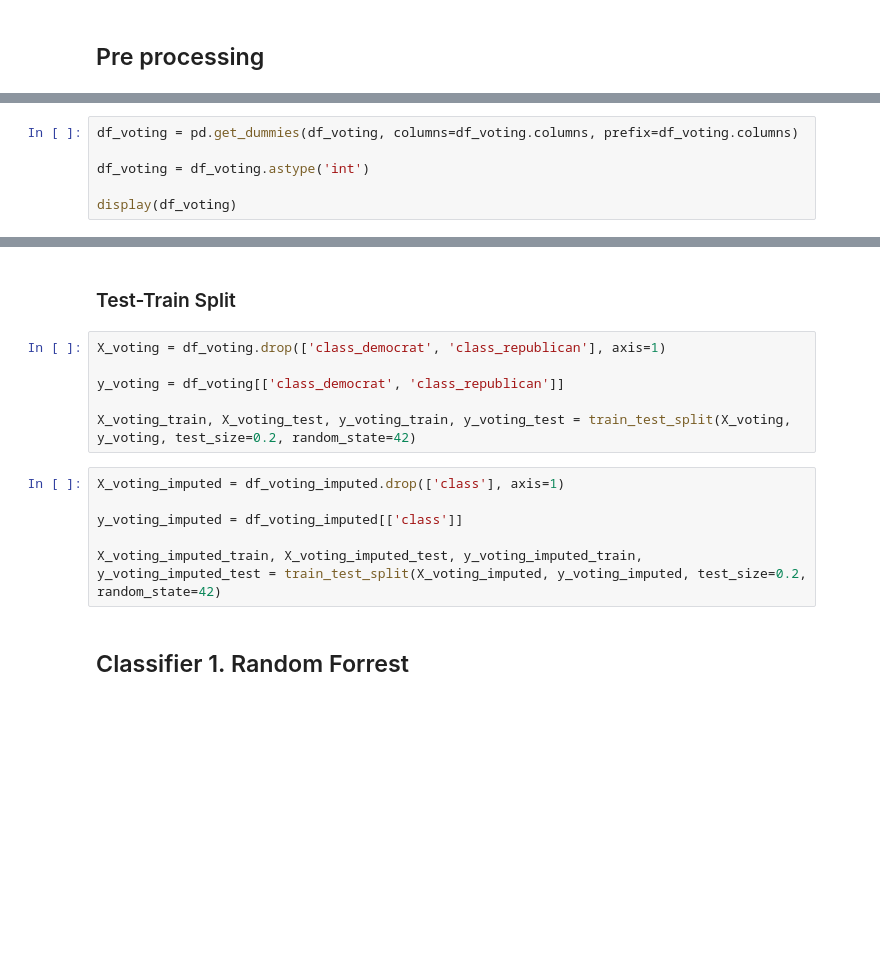
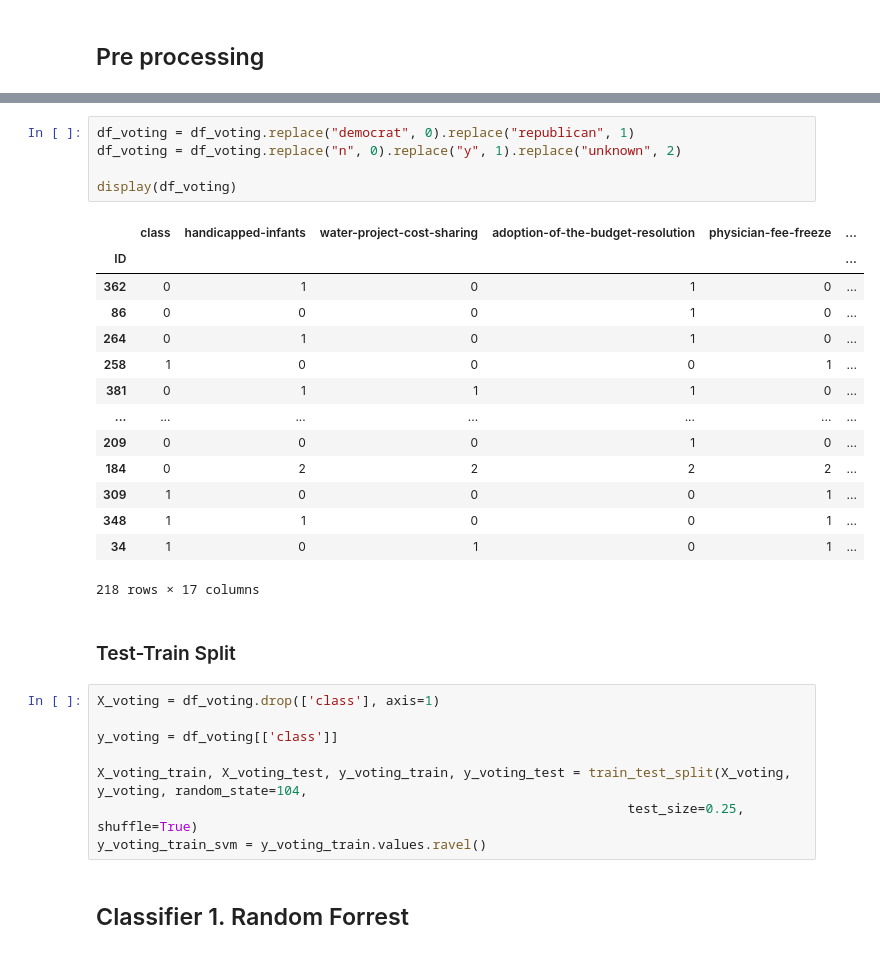
Before and after one commit to claraelisabeth/MachineLearning, a Jupyter notebook: hannah_stuff.ipynb, the cells around one changed output, grey strips where cells are left out. Drawn from its saved outputs; the diff is of its cells as text; blank space fills up the shorter version.

```diff
--- a/hannah_stuff.ipynb
+++ b/hannah_stuff.ipynb
@@ -165,6 +155,0 @@ df_voting_imputed.replace('y', 1, inplace=True)
-# %%
-df_voting = pd.get_dummies(df_voting, columns=df_voting.columns, prefix=df_voting.columns)
-
-df_voting = df_voting.astype('int')
-
-display(df_voting)
@@ -186,16 +156,32 @@ display(df_voting)
+# %%
+df_voting = df_voting.replace("democrat", 0).replace("republican", 1)
+df_voting = df_voting.replace("n", 0).replace("y", 1).replace("unknown", 2)
+
+display(df_voting)
+# %% [output]
+|  | class | handicapped-infants | water-project-cost-sharing | adoption-of-the-budget-resolution | physician-fee-freeze | ... |
+| ID |  |  |  |  |  | ... |
+| 362 | 0 | 1 | 0 | 1 | 0 | ... |
+| 86 | 0 | 0 | 0 | 1 | 0 | ... |
+| 264 | 0 | 1 | 0 | 1 | 0 | ... |
+| 258 | 1 | 0 | 0 | 0 | 1 | ... |
+| 381 | 0 | 1 | 1 | 1 | 0 | ... |
+| ... | ... | ... | ... | ... | ... | ... |
+| 209 | 0 | 0 | 0 | 1 | 0 | ... |
+| 184 | 0 | 2 | 2 | 2 | 2 | ... |
+| 309 | 1 | 0 | 0 | 0 | 1 | ... |
+| 348 | 1 | 1 | 0 | 0 | 1 | ... |
+| 34 | 1 | 0 | 1 | 0 | 1 | ... |
+218 rows × 17 columns
 # %% [markdown]
 ### Test-Train Split
 # %%
-X_voting = df_voting.drop(['class_democrat', 'class_republican'], axis=1)
+X_voting = df_voting.drop(['class'], axis=1)
 
-y_voting = df_voting[['class_democrat', 'class_republican']]
+y_voting = df_voting[['class']]
 
-X_voting_train, X_voting_test, y_voting_train, y_voting_test = train_test_split(X_voting, y_voting, test_size=0.2, random_state=42)
+X_voting_train, X_voting_test, y_voting_train, y_voting_test = train_test_split(X_voting, y_voting, random_state=104,
+                                                                    test_size=0.25, shuffle=True)
+y_voting_train_svm = y_voting_train.values.ravel()
-# %%
-X_voting_imputed = df_voting_imputed.drop(['class'], axis=1)
-
-y_voting_imputed = df_voting_imputed[['class']]
-
-X_voting_imputed_train, X_voting_imputed_test, y_voting_imputed_train, y_voting_imputed_test = train_test_split(X_voting_imputed, y_voting_imputed, test_size=0.2, random_state=42)
 # %% [markdown]
 ## Classifier 1. Random Forrest
```
Also changed, not shown: parts of 18 cells of this notebook.
